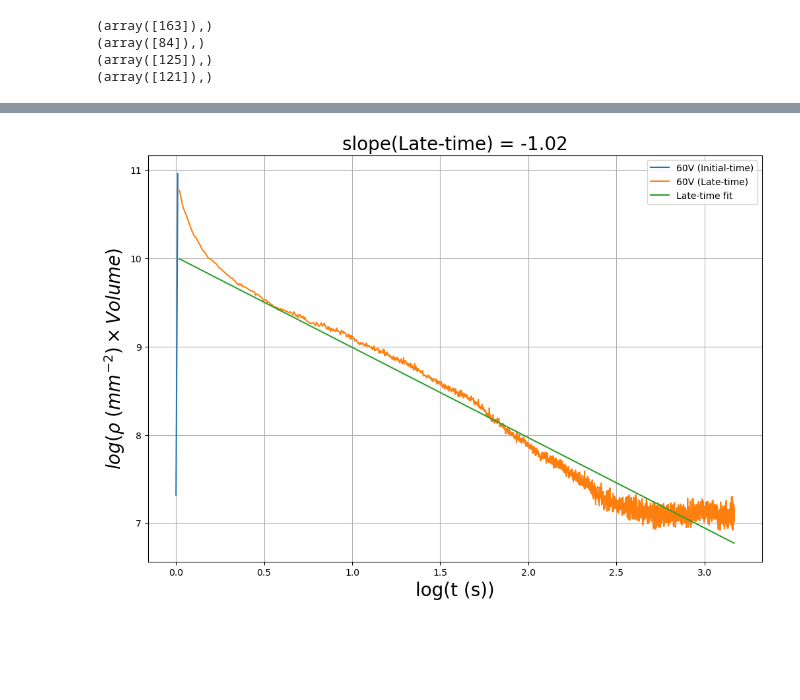
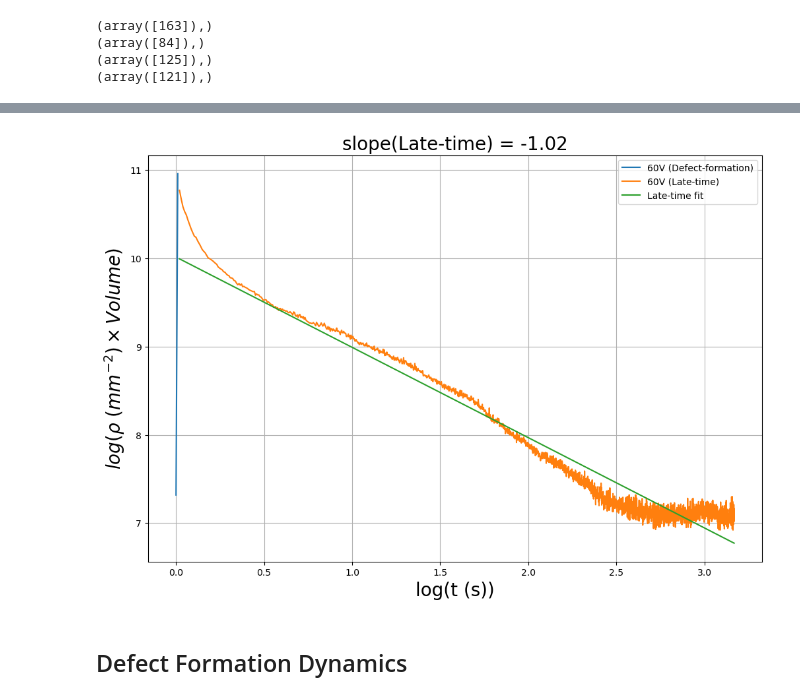
Before and after one commit to mandal-anik10/SLP-CosmoWithLCs, a Jupyter notebook: notebooks/late_time_dyn.ipynb, the cells around one changed output, grey strips where cells are left out. Saved outputs shown, nothing was run; the diff lists cells and outputs as text; code cells hidden in the pictures; blank space fills up the shorter version.

```diff
--- a/notebooks/late_time_dyn.ipynb
+++ b/notebooks/late_time_dyn.ipynb
@@ -103,19 +105,21 @@ plt.savefig('../figs/40V-rho_dyn.png')
 # %%
 fig = plt.figure(figsize=(12, 8))
 
 a, b, c = 120, 122, -1
 t_60_ = t_60 - (t_60[a] -1)
-plt.plot(np.log(t_60_[a:b]), np.log(S_dyn_60[a:b]), label = '60V (Initial-time)')
+plt.plot(np.log(t_60_[a:b]), np.log(S_dyn_60[a:b]), label = '60V (Defect-formation)')
 plt.plot(np.log(t_60_[b:c]), np.log(S_dyn_60[b:c]), label = '60V (Late-time)')
 
 slope_, intersect_ = np.polyfit(np.log(t_60_[b:c]), np.log(S_dyn_60[b:c]), deg=1)
 plt.title('slope(Late-time) = {:.2f}'.format(slope_))
 plt.plot(np.log(t_60_[b:c]), slope_ * np.log(t_60_[b:c]) + intersect_, label = 'Late-time fit')
 
 plt.grid()
 plt.xlabel('log(t (s))')
 plt.ylabel(r'$log(\rho\ (mm^{-2}) \times Volume)$')
 plt.legend()
 plt.savefig('../figs/60V-rho_dyn.png')
 # %% [output]
-[figure, old version]
+[figure, new version]
+# %% [markdown]
+## Defect Formation Dynamics
```
Also changed, not shown: parts of 4 cells of this notebook, 11 other files.
